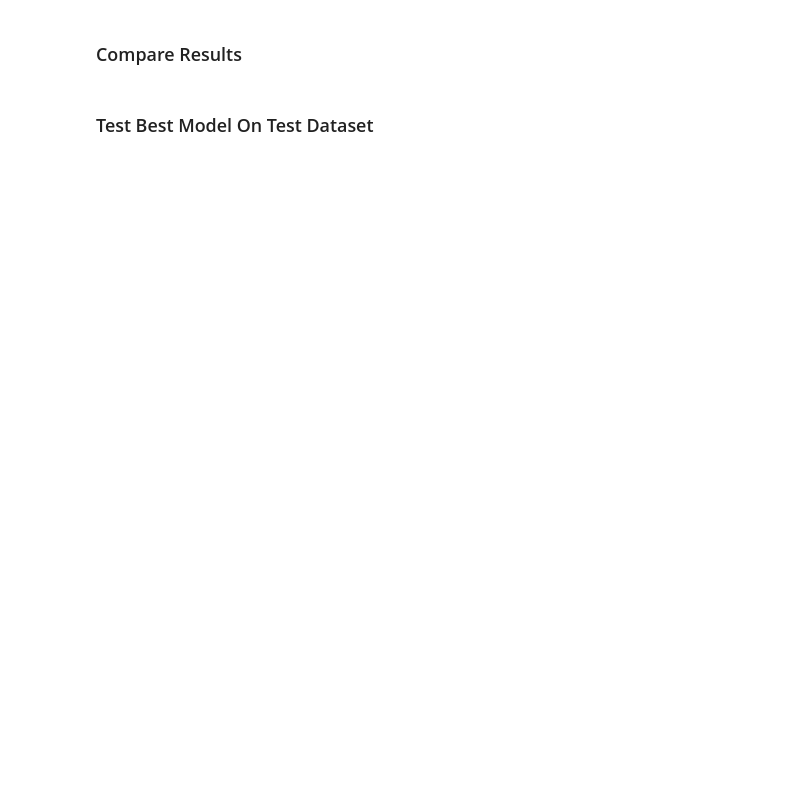
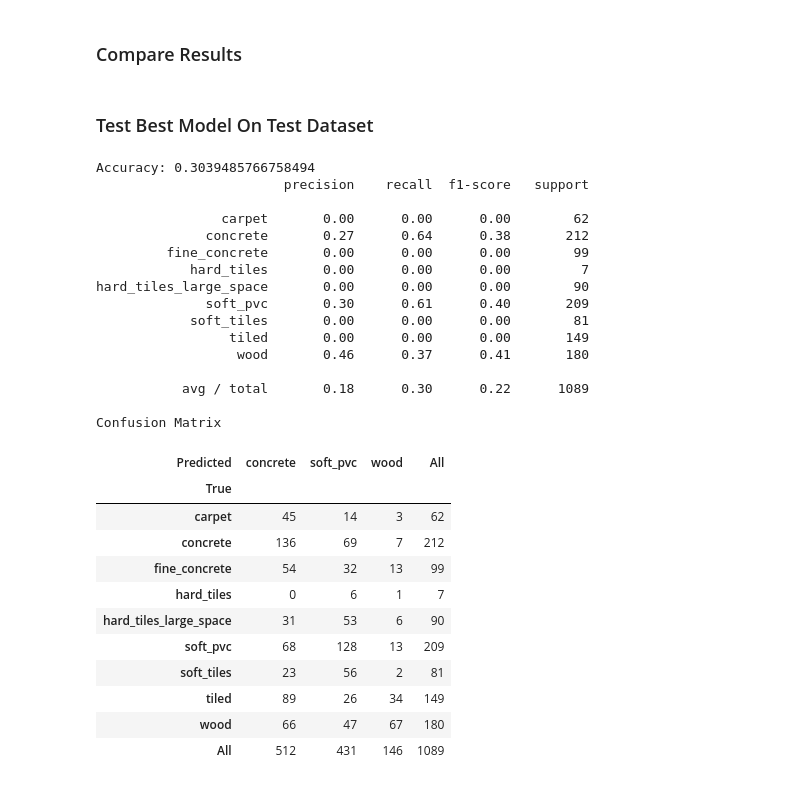
Before and after one commit to yashkarle/Kaggle, a Jupyter notebook: career-con/career-con-2019/kaggle_career_con_nb1.ipynb, the cells around one changed output. Drawn from its saved outputs; the diff is of its cells as text; code cells hidden in the pictures; blank space fills up the shorter version.

```diff
--- a/career-con/career-con-2019/kaggle_career_con_nb1.ipynb
+++ b/career-con/career-con-2019/kaggle_career_con_nb1.ipynb
@@ -1464,14 +1396,43 @@ test_X = test_X/255
 my_model = linear_model.LogisticRegression(C=0.4,max_iter = 1000,multi_class='ovr',solver='liblinear')
 my_model = my_model.fit(X,Y)
 # %%
-# Make a set of predictions for the test data
-y_pred = my_tuned_model.predict(test_X)
+# Make a set of predictions for the valid data
+y_pred = my_model.predict(X_valid)
 
 # Print performance details
-accuracy = metrics.accuracy_score(test_Y, y_pred) # , normalize=True, sample_weight=None
+accuracy = metrics.accuracy_score(y_valid, y_pred) # , normalize=True, sample_weight=None
 print("Accuracy: " +  str(accuracy))
-print(metrics.classification_report(test_Y, y_pred))
+print(metrics.classification_report(y_valid, y_pred))
 
 # Print confusion matrix
 print("Confusion Matrix")
-pd.crosstab(np.array(test_Y), y_pred, rownames=['True'], colnames=['Predicted'], margins=True)
+pd.crosstab(np.array(y_valid), y_pred, rownames=['True'], colnames=['Predicted'], margins=True)
+# %% [output]
+Accuracy: 0.3039485766758494
+                        precision    recall  f1-score   support
+
+                carpet       0.00      0.00      0.00        62
+              concrete       0.27      0.64      0.38       212
+         fine_concrete       0.00      0.00      0.00        99
+            hard_tiles       0.00      0.00      0.00         7
+hard_tiles_large_space       0.00      0.00      0.00        90
+              soft_pvc       0.30      0.61      0.40       209
+            soft_tiles       0.00      0.00      0.00        81
+                 tiled       0.00      0.00      0.00       149
+                  wood       0.46      0.37      0.41       180
+
+           avg / total       0.18      0.30      0.22      1089
+
+Confusion Matrix
+| Predicted | concrete | soft_pvc | wood | All |
+| True |  |  |  |  |
+| carpet | 45 | 14 | 3 | 62 |
+| concrete | 136 | 69 | 7 | 212 |
+| fine_concrete | 54 | 32 | 13 | 99 |
+| hard_tiles | 0 | 6 | 1 | 7 |
+| hard_tiles_large_space | 31 | 53 | 6 | 90 |
+| soft_pvc | 68 | 128 | 13 | 209 |
+| soft_tiles | 23 | 56 | 2 | 81 |
+| tiled | 89 | 26 | 34 | 149 |
+| wood | 66 | 47 | 67 | 180 |
+| All | 512 | 431 | 146 | 1089 |
```
Also changed, not shown: parts of 10 cells of this notebook, 2 other files.
